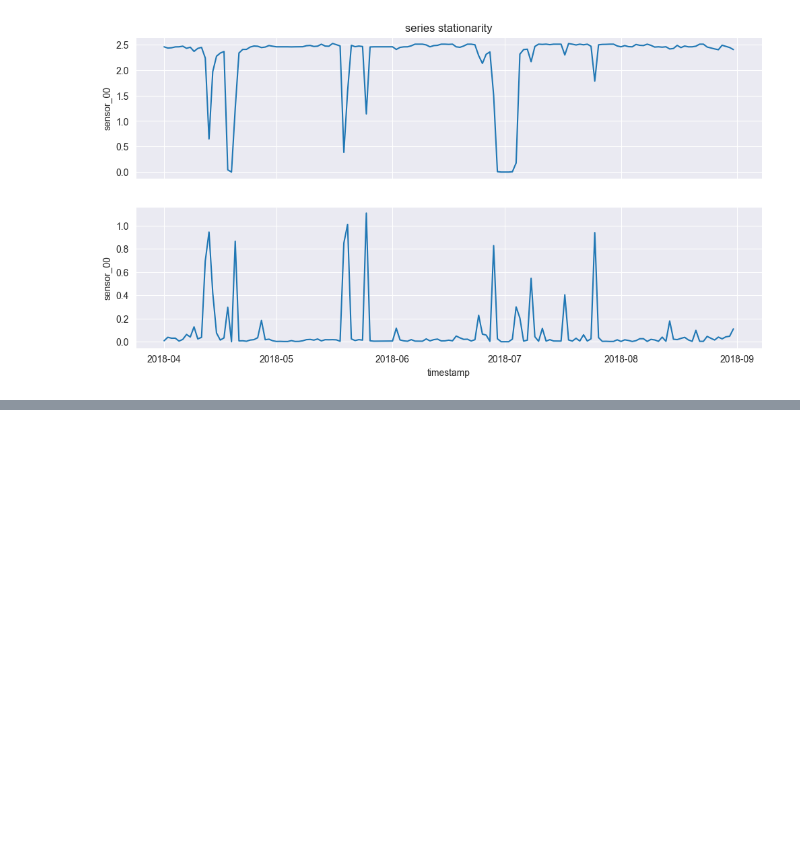
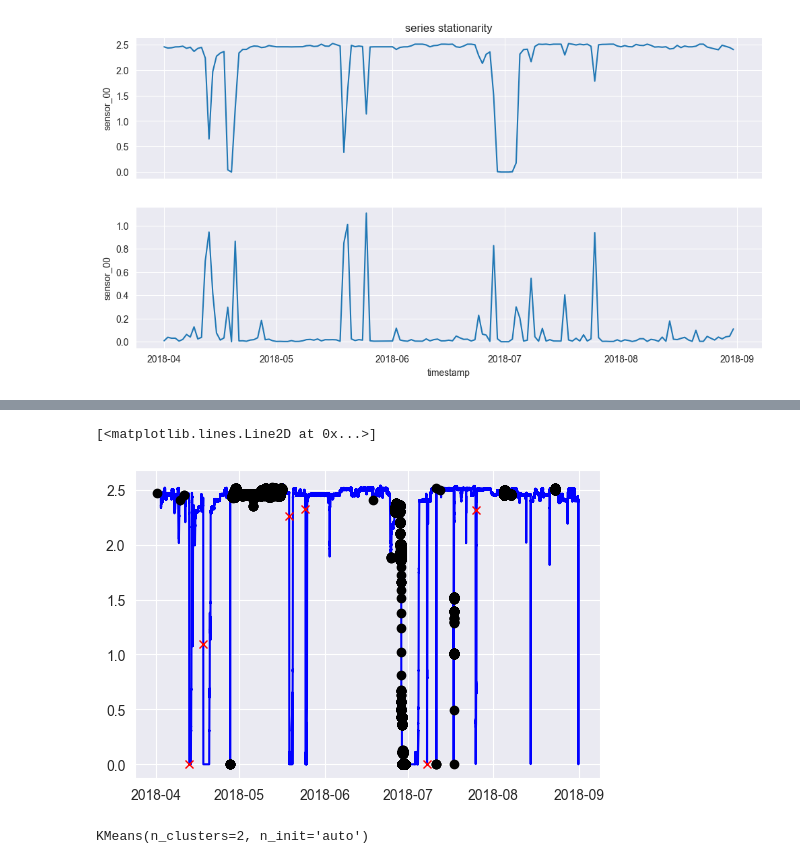
Before and after one commit to nitishsingh158/energy_consumption_clustering, a Jupyter notebook: energy_clustering.ipynb, the cells around one changed output, grey strips where cells are left out. Drawn from its saved outputs; the diff is of its cells as text; code cells hidden in the pictures; blank space fills up the shorter version.

Commit message:
anomaly detection using iqr

```diff
--- a/energy_clustering.ipynb
+++ b/energy_clustering.ipynb
@@ -322,3 +326,9 @@ ax[0].set_title("series stationarity")
 # %% [output]
 Text(0.5, 1.0, 'series stationarity')
 [figure]
+# %%
+## Seperate out the status column
+
+status_sr = anomaly_df["machine_status"]
+anomaly_df.drop(columns=["machine_status"], inplace=True)
+x = anomaly_df.values
@@ -324,0 +348,4 @@ Text(0.5, 1.0, 'series stationarity')
+# %%
+pca = PCA(n_components=3)
+principal_comp = pca.fit_transform(x)
+pca_df = pd.DataFrame(data=principal_comp, columns=["pca1", "pca2", "pca3"])
@@ -324,0 +359,37 @@ Text(0.5, 1.0, 'series stationarity')
+# %%
+# benchmark outlier based on iqr
+outlier_cols = []
+outlier_df = pd.DataFrame()
+def iqr_outlier(series):
+    lower_val, higher_val = series.quantile([0.25, 0.75])
+    quartile_range = higher_val - lower_val
+    lower_limit = lower_val - 1.5*quartile_range
+    upper_limit = higher_val + 1.5*quartile_range
+    mask = (series >= upper_limit) | (series <= lower_limit)
+    return mask
+
+for col in pca_df.columns:
+    col_name = f"{col}_outlier"
+    outlier_cols.append(col_name)
+    outlier_df[col_name] = iqr_outlier(pca_df[col])
+# %%
+outlier_df["is_outlier"] = outlier_df.any(axis=1)
+outlier_df.set_index(anomaly_df.index, drop=True, inplace=True)
+anomaly_df_with_iqr = pd.concat([anomaly_df, outlier_df["is_outlier"]], axis=1)
+
+fig, ax = plt.subplots(1,1,figsize=(6,4))
+plt.plot(anomaly_df_with_iqr["sensor_00"], color="blue")
+plt.plot(status["sensor_00"], color="red", marker="x", linestyle="none")
+plt.plot(anomaly_df_with_iqr[anomaly_df_with_iqr["is_outlier"]]["sensor_00"], color="black", marker="o", linestyle="none");
+# %% [output]
+[<matplotlib.lines.Line2D at 0x...>]
+[figure, added]
+# %%
+## KMeans clustering
+x = anomaly_df.values
+scaler = StandardScaler()
+x = scaler.fit_transform(x)
+kmeans = KMeans(n_clusters=2, n_init="auto")
+kmeans.fit(x)
+# %% [output]
+KMeans(n_clusters=2, n_init='auto')
```
Also changed, not shown: parts of 6 cells of this notebook.
